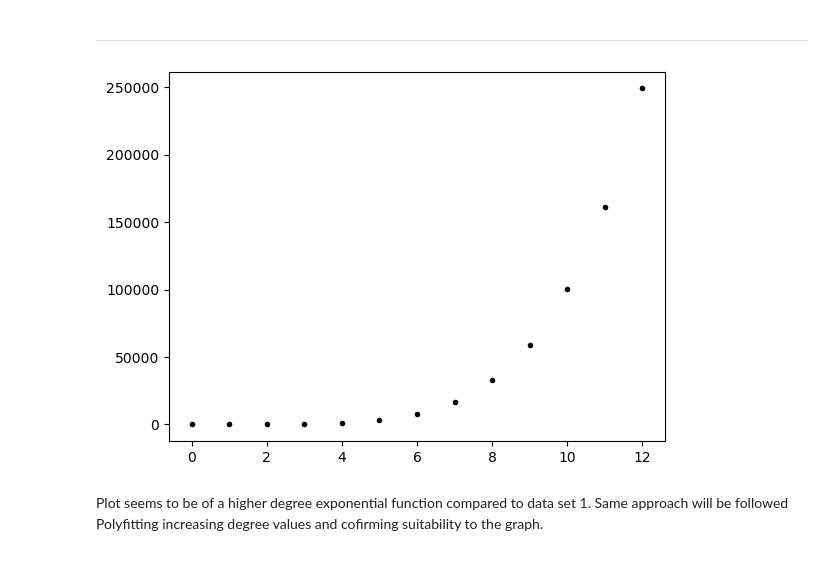
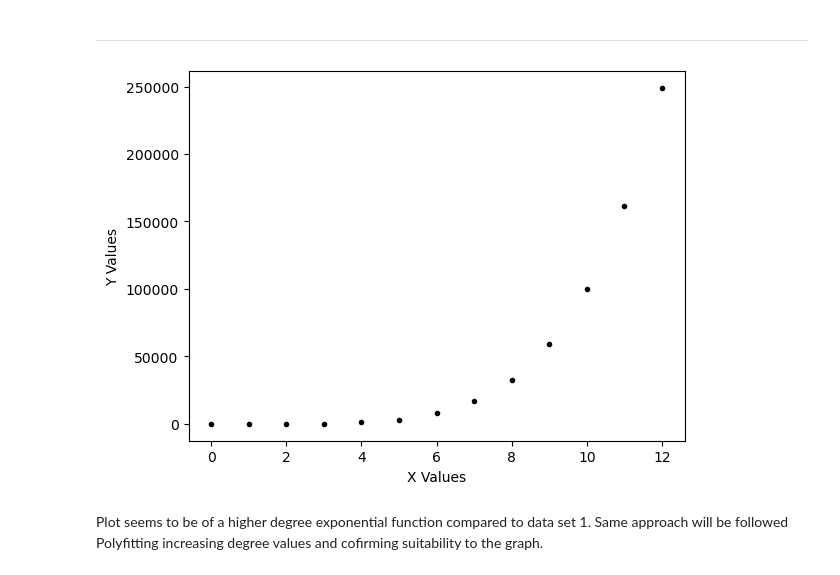
Before and after one commit to Mantvydas-data/MLS-Project, a Jupyter notebook: exercises/03.parameters-exercises.ipynb, the cells around one changed output. Drawn from its saved outputs; the diff is of its cells as text; code cells hidden in the pictures.

```diff
--- a/exercises/03.parameters-exercises.ipynb
+++ b/exercises/03.parameters-exercises.ipynb
@@ -74,9 +78,11 @@ ___
 # %%
 # Plotting data set 2 x and y values to see their distribution
 plt.plot(ds2x, ds2y, 'k.')
+plt.xlabel('X Values')
+plt.ylabel('Y Values')
 plt.show()
 # %% [output]
-[figure, old version]
+[figure, new version]
 # %% [markdown]
 Plot seems to be of a higher degree exponential function compared to data set 1. Same approach will be followed Polyfitting increasing degree values and cofirming suitability to the graph.
 # %%
```
Also changed, not shown: parts of 6 cells of this notebook.
